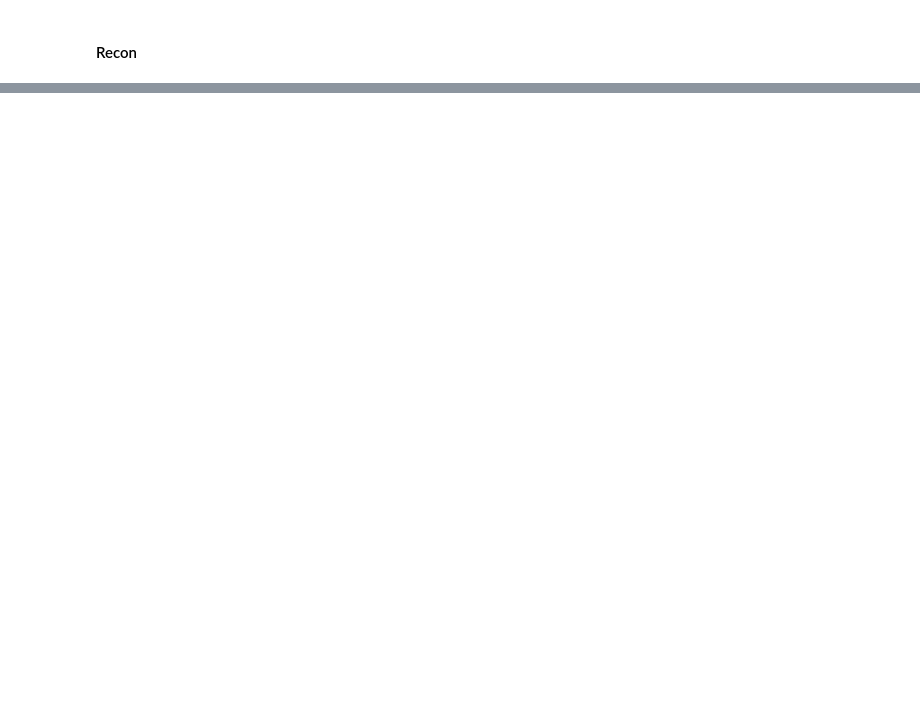
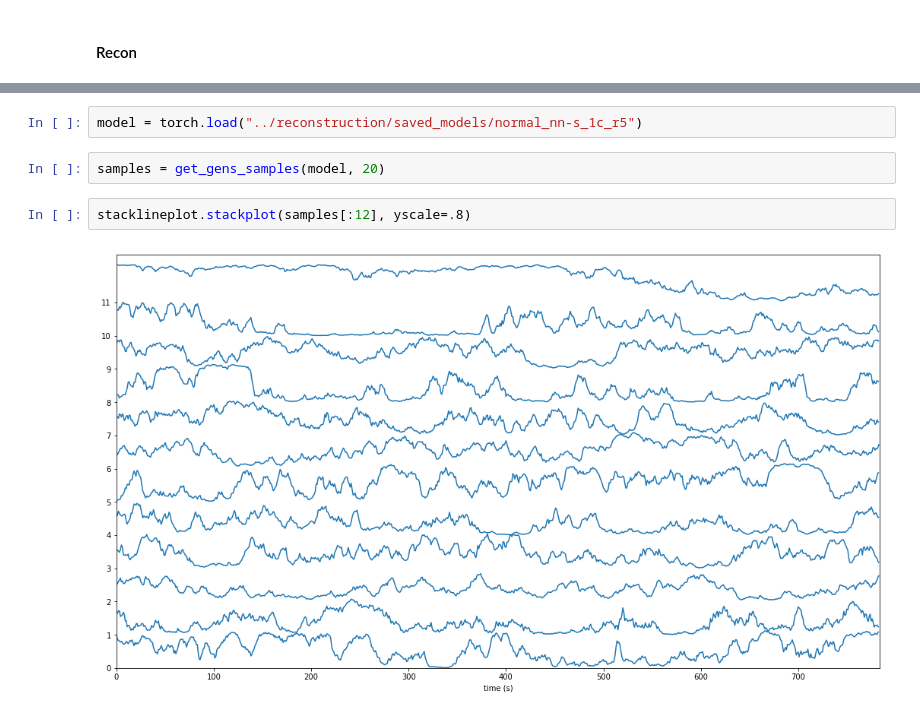
Before and after one commit to DanielLongo/NeuralFill, a Jupyter notebook: visualize/plot_recon_1c.ipynb, the cells around one changed output, grey strips where cells are left out. Saved outputs shown, nothing was run; the diff lists cells and outputs as text; blank space fills up the shorter version.

```diff
--- a/visualize/plot_recon_1c.ipynb
+++ b/visualize/plot_recon_1c.ipynb
@@ -25,0 +35,8 @@ stacklineplot.stackplot(samples[16:16+4])
+# %%
+model = torch.load("../reconstruction/saved_models/normal_nn-s_1c_r5")
+# %%
+samples = get_gens_samples(model, 20)
+# %%
+stacklineplot.stackplot(samples[:12], yscale=.8)
+# %% [output]
+[figure, added]
```
Also changed, not shown: parts of 5 cells of this notebook, 5 other files.
